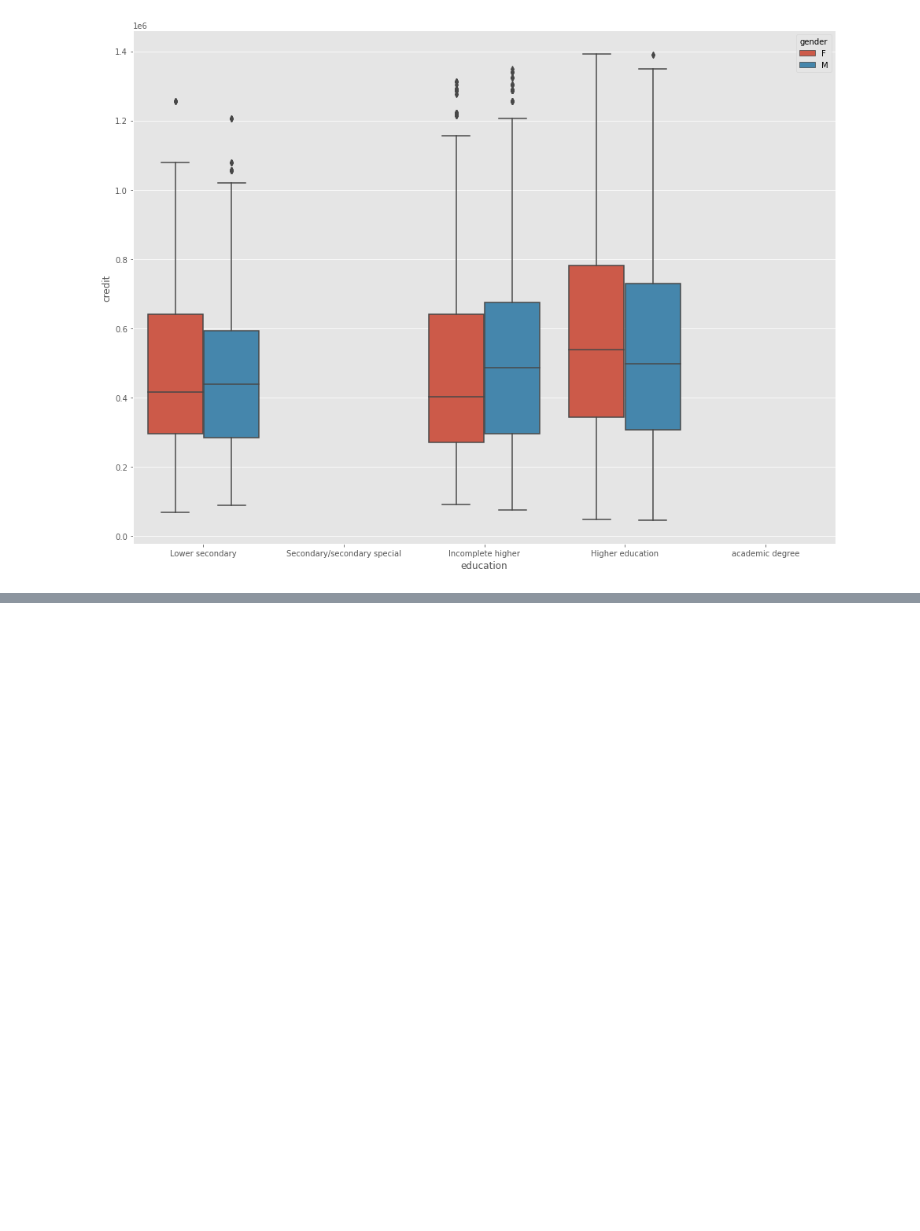
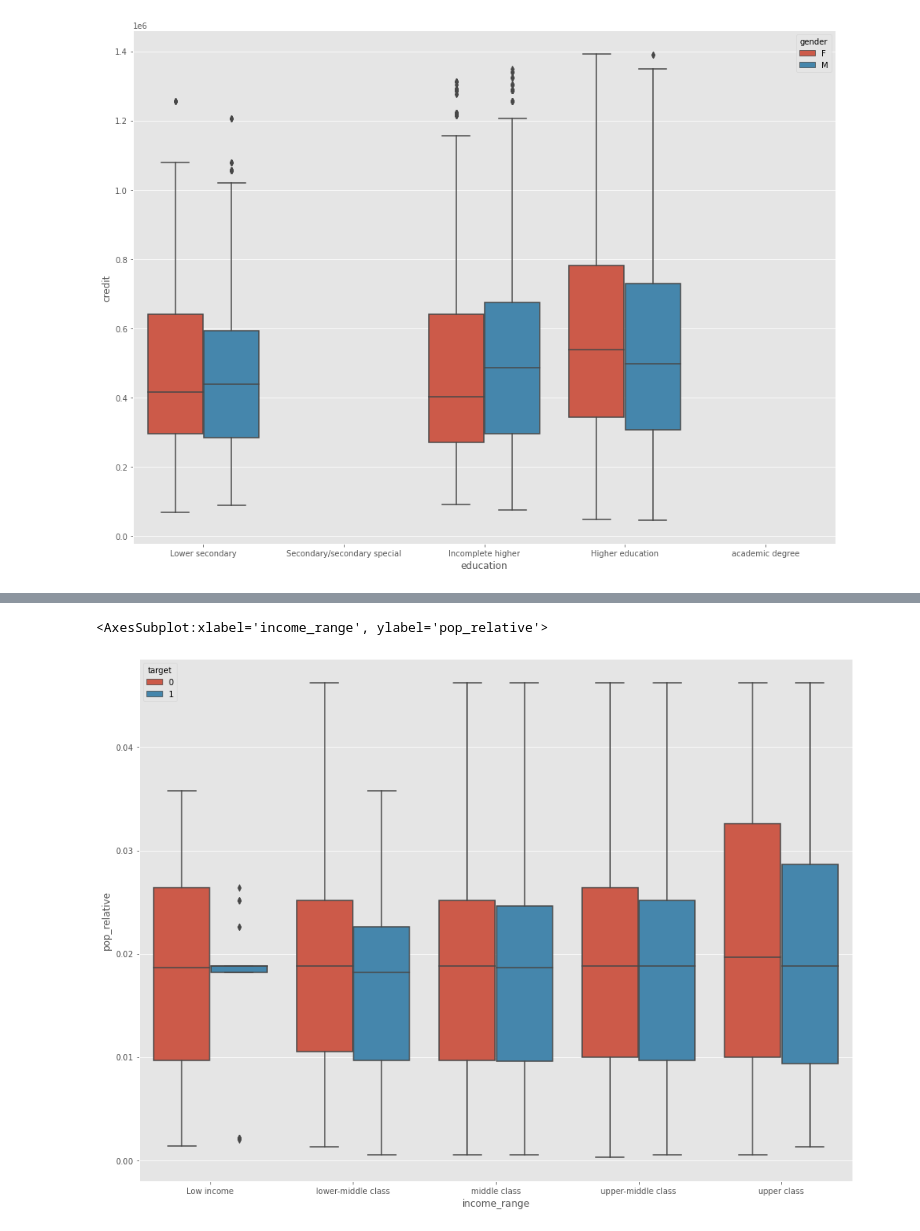
Before and after one commit to LenaChretien/Credit-Card-Fraud, a Jupyter notebook: General Data exploration.ipynb, the cells around one changed output, grey strips where cells are left out. Cells and saved outputs as stored; diff of their text form; code cells hidden in the pictures; blank space fills up the shorter version.

```diff
--- a/General Data exploration.ipynb
+++ b/General Data exploration.ipynb
@@ -758,0 +710,9 @@ AttributeError: 'DataFrameGroupBy' object has no attribute 'shape'
+# %%
+plt.figure(figsize = (16,12))
+
+sns.boxplot(data = app, x = 'income_range', y = 'pop_relative', hue = 'target',\
+            order = ['Low income','lower-middle class','middle class',\
+                     'upper-middle class','upper class'])
+# %% [output]
+<AxesSubplot:xlabel='income_range', ylabel='pop_relative'>
+[figure, added]
```
Also changed, not shown: parts of 92 cells of this notebook.
